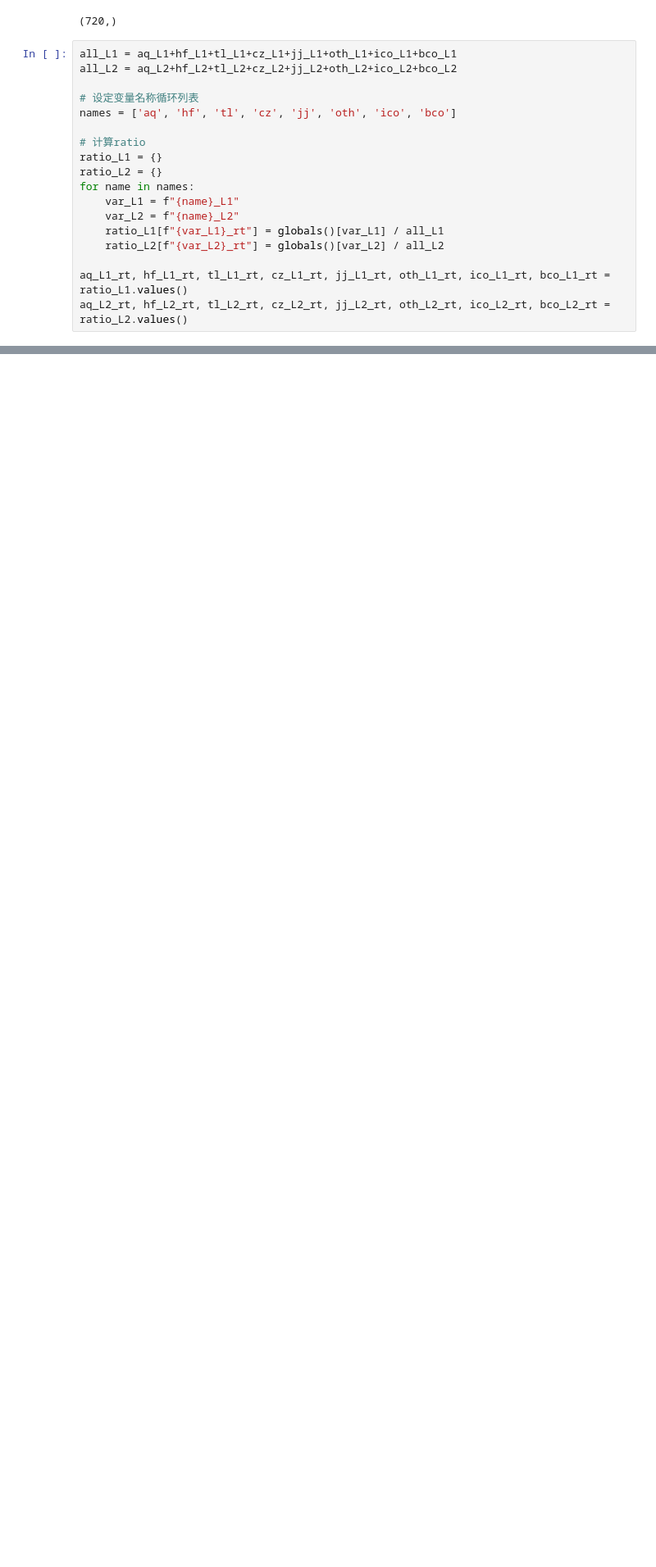
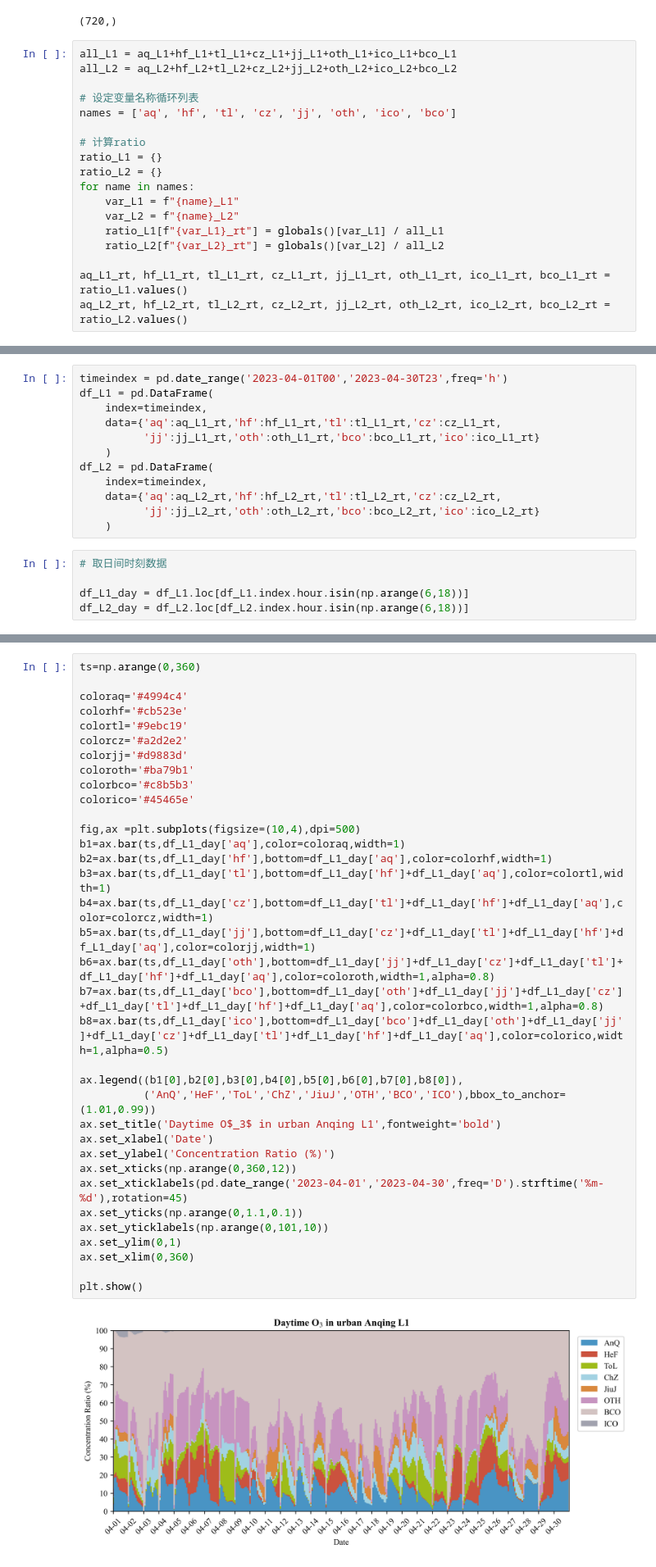
Before and after one commit to Iphisxu/Anqing, a Jupyter notebook: April/Plot_ISAM/O3_bar.ipynb, the cells around one changed output, grey strips where cells are left out. Shown at 82% size. Cells and saved outputs as stored; diff of their text form; blank space fills up the shorter version.

```diff
--- a/April/Plot_ISAM/O3_bar.ipynb
+++ b/April/Plot_ISAM/O3_bar.ipynb
@@ -130,0 +129,17 @@ aq_L2_rt, hf_L2_rt, tl_L2_rt, cz_L2_rt, jj_L2_rt, oth_L2_rt, ico_L2_rt, bco_L2_r
+# %%
+timeindex = pd.date_range('2023-04-01T00','2023-04-30T23',freq='h')
+df_L1 = pd.DataFrame(
+    index=timeindex,
+    data={'aq':aq_L1_rt,'hf':hf_L1_rt,'tl':tl_L1_rt,'cz':cz_L1_rt,
+          'jj':jj_L1_rt,'oth':oth_L1_rt,'bco':bco_L1_rt,'ico':ico_L1_rt}
+    )
+df_L2 = pd.DataFrame(
+    index=timeindex,
+    data={'aq':aq_L2_rt,'hf':hf_L2_rt,'tl':tl_L2_rt,'cz':cz_L2_rt,
+          'jj':jj_L2_rt,'oth':oth_L2_rt,'bco':bco_L2_rt,'ico':ico_L2_rt}
+    )
+# %%
+# 取日间时刻数据
+
+df_L1_day = df_L1.loc[df_L1.index.hour.isin(np.arange(6,18))]
+df_L2_day = df_L2.loc[df_L2.index.hour.isin(np.arange(6,18))]
@@ -167,0 +189,37 @@ plt.show()
+# %%
+ts=np.arange(0,360)
+
+coloraq='#4994c4'
+colorhf='#cb523e'
+colortl='#9ebc19'
+colorcz='#a2d2e2'
+colorjj='#d9883d'
+coloroth='#ba79b1'
+colorbco='#c8b5b3'
+colorico='#45465e'
+
+fig,ax =plt.subplots(figsize=(10,4),dpi=500)
+b1=ax.bar(ts,df_L1_day['aq'],color=coloraq,width=1)
+b2=ax.bar(ts,df_L1_day['hf'],bottom=df_L1_day['aq'],color=colorhf,width=1)
+b3=ax.bar(ts,df_L1_day['tl'],bottom=df_L1_day['hf']+df_L1_day['aq'],color=colortl,width=1)
+b4=ax.bar(ts,df_L1_day['cz'],bottom=df_L1_day['tl']+df_L1_day['hf']+df_L1_day['aq'],color=colorcz,width=1)
+b5=ax.bar(ts,df_L1_day['jj'],bottom=df_L1_day['cz']+df_L1_day['tl']+df_L1_day['hf']+df_L1_day['aq'],color=colorjj,width=1)
+b6=ax.bar(ts,df_L1_day['oth'],bottom=df_L1_day['jj']+df_L1_day['cz']+df_L1_day['tl']+df_L1_day['hf']+df_L1_day['aq'],color=coloroth,width=1,alpha=0.8)
+b7=ax.bar(ts,df_L1_day['bco'],bottom=df_L1_day['oth']+df_L1_day['jj']+df_L1_day['cz']+df_L1_day['tl']+df_L1_day['hf']+df_L1_day['aq'],color=colorbco,width=1,alpha=0.8)
+b8=ax.bar(ts,df_L1_day['ico'],bottom=df_L1_day['bco']+df_L1_day['oth']+df_L1_day['jj']+df_L1_day['cz']+df_L1_day['tl']+df_L1_day['hf']+df_L1_day['aq'],color=colorico,width=1,alpha=0.5)
+
+ax.legend((b1[0],b2[0],b3[0],b4[0],b5[0],b6[0],b7[0],b8[0]),
+          ('AnQ','HeF','ToL','ChZ','JiuJ','OTH','BCO','ICO'),bbox_to_anchor=(1.01,0.99))
+ax.set_title('Daytime O$_3$ in urban Anqing L1',fontweight='bold')
+ax.set_xlabel('Date')
+ax.set_ylabel('Concentration Ratio (%)')
+ax.set_xticks(np.arange(0,360,12))
+ax.set_xticklabels(pd.date_range('2023-04-01','2023-04-30',freq='D').strftime('%m-%d'),rotation=45)
+ax.set_yticks(np.arange(0,1.1,0.1))
+ax.set_yticklabels(np.arange(0,101,10))
+ax.set_ylim(0,1)
+ax.set_xlim(0,360)
+
+plt.show()
+# %% [output]
+[figure, added]
```
Also changed, not shown: parts of 13 cells of this notebook, 6 other files.
